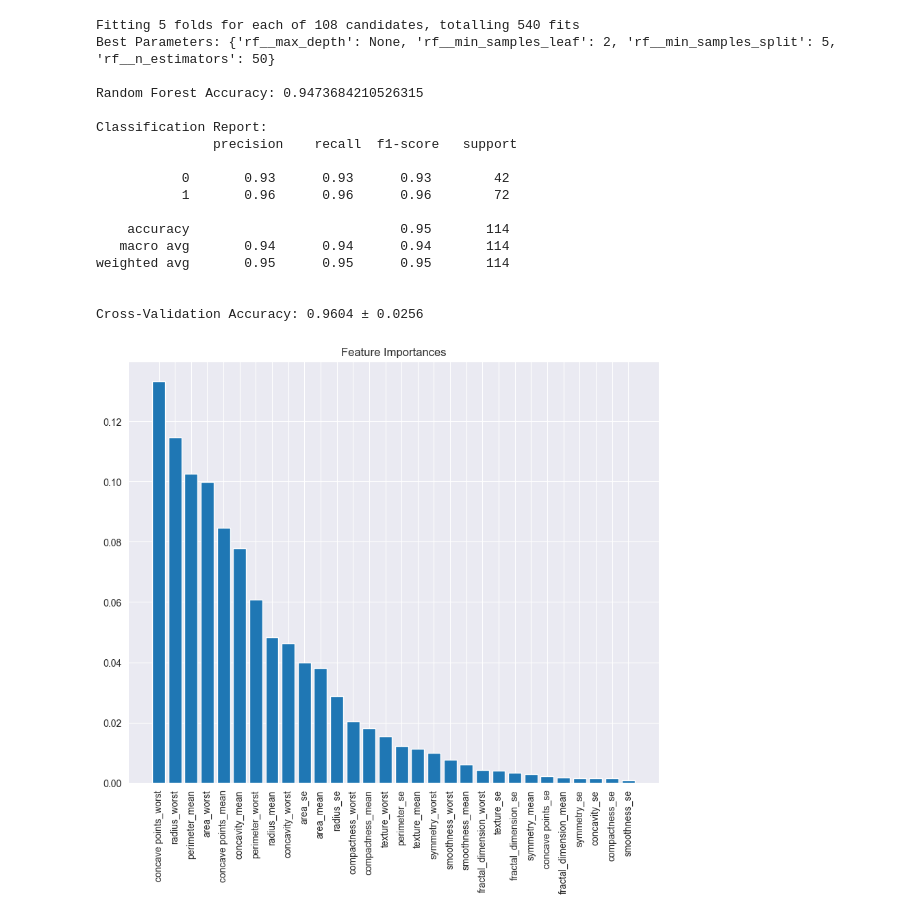
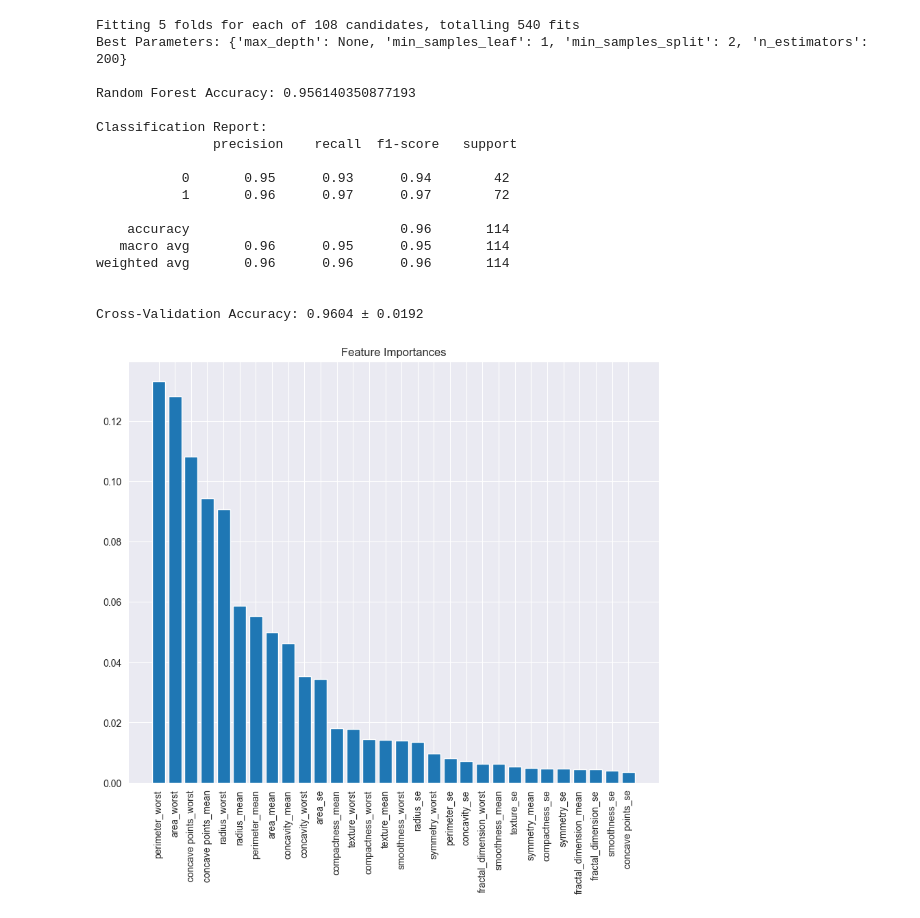
Before and after one commit to MerMer12345/DataScienceCancerDataset, a Jupyter notebook: Random Forest Classifier.ipynb, the cells around one changed output. Drawn from its saved outputs; the diff is of its cells as text; code cells hidden in the pictures.

```diff
--- a/Random Forest Classifier.ipynb
+++ b/Random Forest Classifier.ipynb
@@ -2,9 +2,7 @@
 import pandas as pd
 import numpy as np
 from sklearn.model_selection import train_test_split, GridSearchCV, cross_val_score
-from sklearn.preprocessing import StandardScaler
 from sklearn.ensemble import RandomForestClassifier
-from sklearn.pipeline import Pipeline
 from sklearn.metrics import accuracy_score, classification_report
 import joblib
 import matplotlib.pyplot as plt
@@ -24,21 +22,18 @@ y = df['target']
 # Split data into training and testing sets (80% train, 20% test)
 X_train, X_test, y_train, y_test = train_test_split(X, y, test_size=0.2, random_state=42, stratify=y)
 
-# Pipeline with Scaling and Classifier
-pipeline = Pipeline([
-    ('scaler', StandardScaler()),  # Standardize features
-    ('rf', RandomForestClassifier(random_state=42))
-])
+# RandomForestClassifier
+rf = RandomForestClassifier(random_state=42)
 
 # GridSearch for Hyperparameter Tuning
 param_grid = {
-    'rf__n_estimators': [50, 100, 200],  # Number of trees in the forest
-    'rf__max_depth': [None, 10, 20, 30],  # Maximum depth of the tree
-    'rf__min_samples_split': [2, 5, 10],  # Minimum number of samples to split a node
-    'rf__min_samples_leaf': [1, 2, 4]  # Minimum number of samples per leaf node
+    'n_estimators': [50, 100, 200],  # Number of trees in the forest
+    'max_depth': [None, 10, 20, 30],  # Maximum depth of the tree
+    'min_samples_split': [2, 5, 10],  # Minimum number of samples to split a node
+    'min_samples_leaf': [1, 2, 4]  # Minimum number of samples per leaf node
 }
 
-grid_search = GridSearchCV(estimator=pipeline, param_grid=param_grid, cv=5, scoring='accuracy', n_jobs=-1, verbose=1)
+grid_search = GridSearchCV(estimator=rf, param_grid=param_grid, cv=5, scoring='accuracy', n_jobs=-1, verbose=1)
 grid_search.fit(X_train, y_train)
 
 # Best Model
@@ -47,40 +42,40 @@ print(f"Best Parameters: {grid_search.best_params_}")
 
 # Predict and Evaluate on Test Set
 y_pred = best_model.predict(X_test)
 print(f"\nRandom Forest Accuracy: {accuracy_score(y_test, y_pred)}")
 print("\nClassification Report:\n", classification_report(y_test, y_pred))
 
 # Cross-Validation Accuracy
 cv_scores = cross_val_score(best_model, X_train, y_train, cv=5, scoring='accuracy')
 print(f"\nCross-Validation Accuracy: {np.mean(cv_scores):.4f} ± {np.std(cv_scores):.4f}")
 
 # Save the Best Model
 joblib.dump(best_model, "best_rf_model.pkl")
 
 # Feature Importance Visualization
-feature_importances = best_model.named_steps['rf'].feature_importances_
+feature_importances = best_model.feature_importances_
 sorted_idx = np.argsort(feature_importances)[::-1]
 plt.figure(figsize=(10, 8))
 plt.bar(range(X.shape[1]), feature_importances[sorted_idx], align='center')
 plt.xticks(range(X.shape[1]), X.columns[sorted_idx], rotation=90)
 plt.title("Feature Importances")
 plt.show()
 # %% [output]
 Fitting 5 folds for each of 108 candidates, totalling 540 fits
-Best Parameters: {'rf__max_depth': None, 'rf__min_samples_leaf': 2, 'rf__min_samples_split': 5, 'rf__n_estimators': 50}
+Best Parameters: {'max_depth': None, 'min_samples_leaf': 1, 'min_samples_split': 2, 'n_estimators': 200}
 
-Random Forest Accuracy: 0.9473684210526315
+Random Forest Accuracy: 0.956140350877193
 
 Classification Report:
                precision    recall  f1-score   support
 
-           0       0.93      0.93      0.93        42
-           1       0.96      0.96      0.96        72
+           0       0.95      0.93      0.94        42
+           1       0.96      0.97      0.97        72
 
-    accuracy                           0.95       114
-   macro avg       0.94      0.94      0.94       114
-weighted avg       0.95      0.95      0.95       114
+    accuracy                           0.96       114
+   macro avg       0.96      0.95      0.95       114
+weighted avg       0.96      0.96      0.96       114
 
 
-Cross-Validation Accuracy: 0.9604 ± 0.0256
+Cross-Validation Accuracy: 0.9604 ± 0.0192
-[figure, old version]
+[figure, new version]
```
Also changed, not shown: parts of 1 cell of this notebook, 2 other files.
